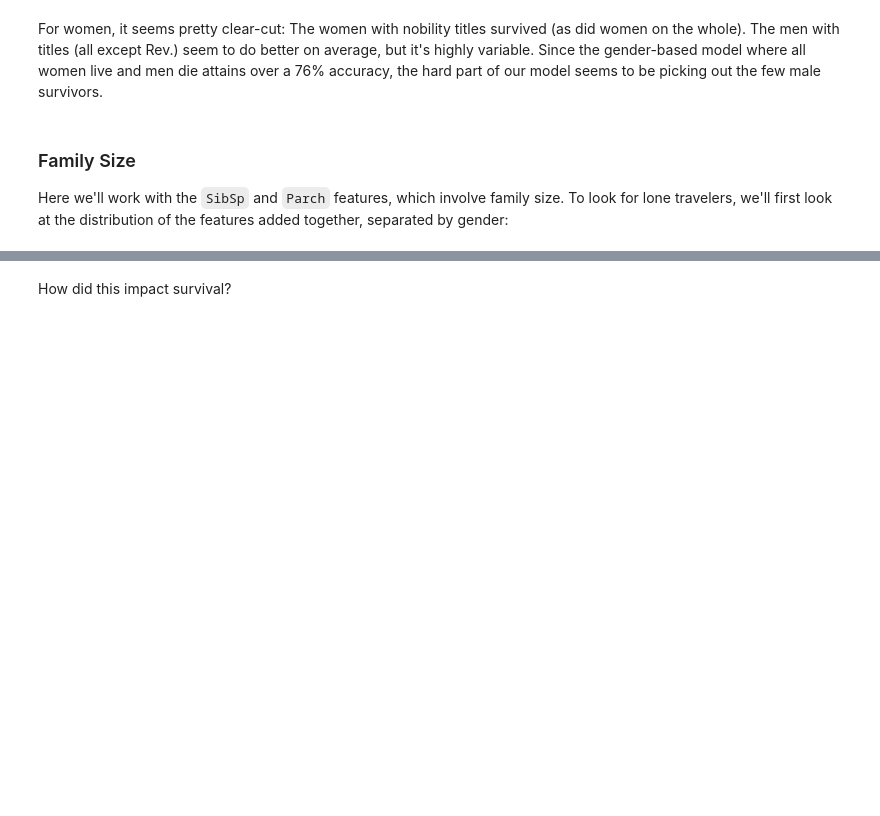
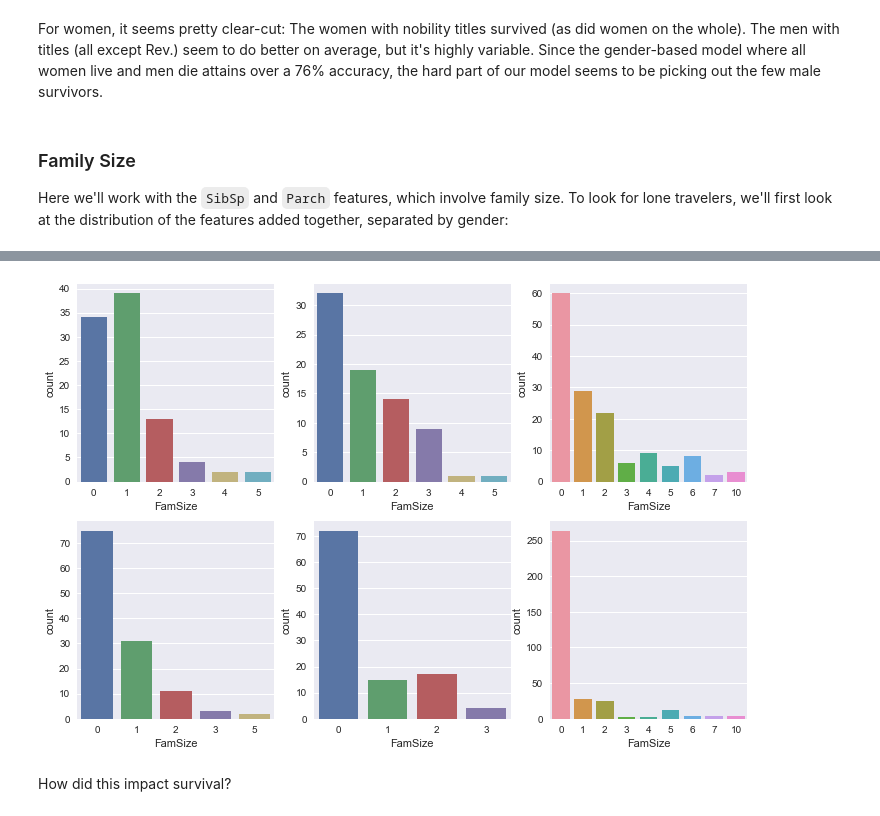
Before and after one commit to klin90/titanic, a Jupyter notebook: Explore.ipynb, the cells around one changed output, grey strips where cells are left out. Saved outputs shown, nothing was run; the diff lists cells and outputs as text; code cells hidden in the pictures; blank space fills up the shorter version.

```diff
--- a/Explore.ipynb
+++ b/Explore.ipynb
@@ -227,18 +217,18 @@ plt.show()
 train['FamSize'] = train['SibSp'] + train['Parch']
 test['FamSize'] = test['SibSp'] + test['Parch']
 
-plt.figure(6, figsize=(8, 12))
-plt.subplot(321)
+plt.figure(6, figsize=(12, 8))
+plt.subplot(231)
 sns.countplot(train.loc[(train['Sex'] == 'female') & (train['Pclass'] == 1), 'FamSize'])
-plt.subplot(322)
+plt.subplot(234)
 sns.countplot(train.loc[(train['Sex'] == 'male') & (train['Pclass'] == 1), 'FamSize'])
-plt.subplot(323)
+plt.subplot(232)
 sns.countplot(train.loc[(train['Sex'] == 'female') & (train['Pclass'] == 2), 'FamSize'])
-plt.subplot(324)
+plt.subplot(235)
 sns.countplot(train.loc[(train['Sex'] == 'male') & (train['Pclass'] == 2), 'FamSize'])
-plt.subplot(325)
+plt.subplot(233)
 sns.countplot(train.loc[(train['Sex'] == 'female') & (train['Pclass'] == 3), 'FamSize'])
-plt.subplot(326)
+plt.subplot(236)
 sns.countplot(train.loc[(train['Sex'] == 'male') & (train['Pclass'] == 3), 'FamSize'])
 plt.show()
 # %% [output]
@@ -247,3 +235,4 @@ plt.show()
+[figure, added]
 # %% [markdown]
 How did this impact survival?
 # %%
```
Also changed, not shown: parts of 14 cells of this notebook, 11 other files.
